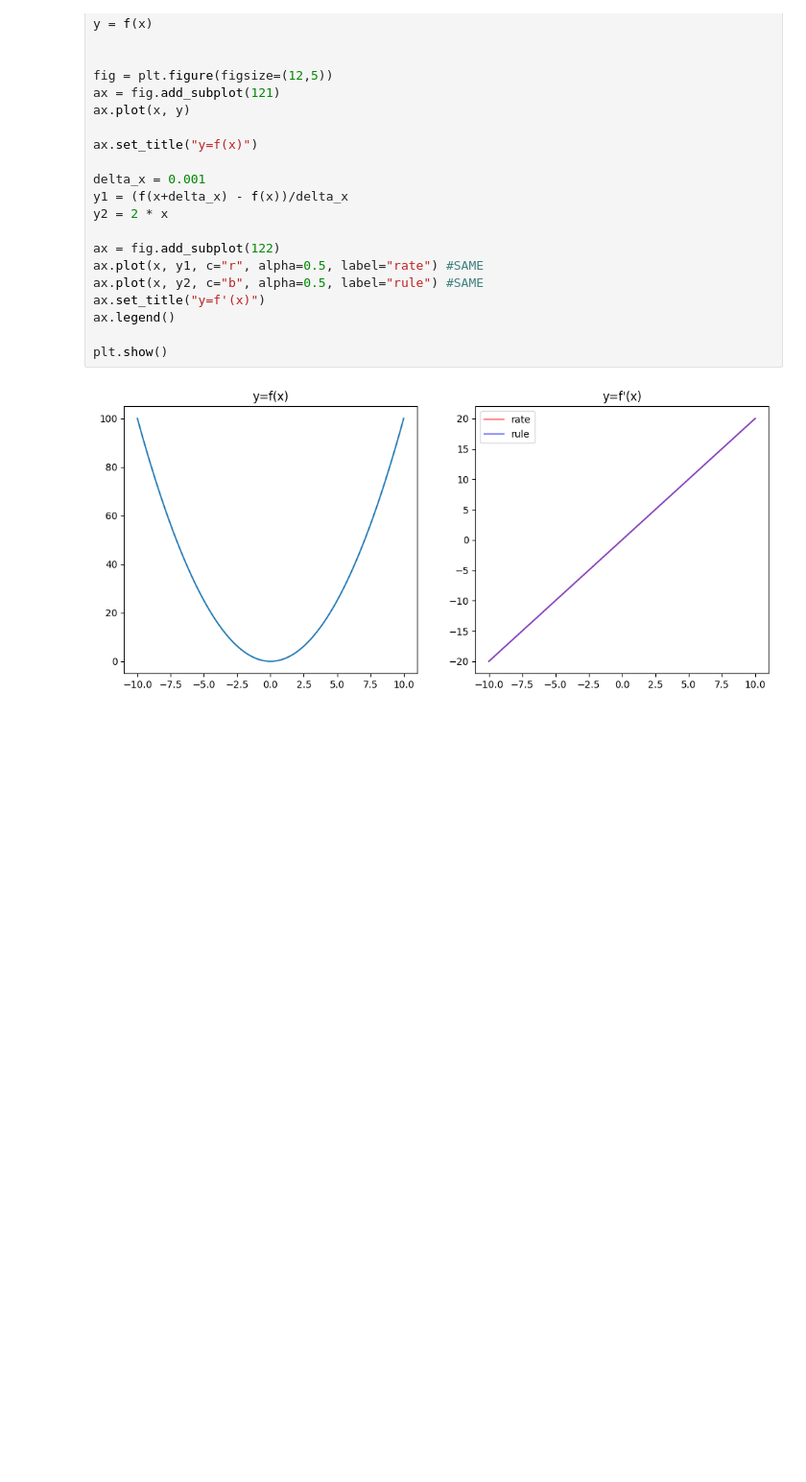
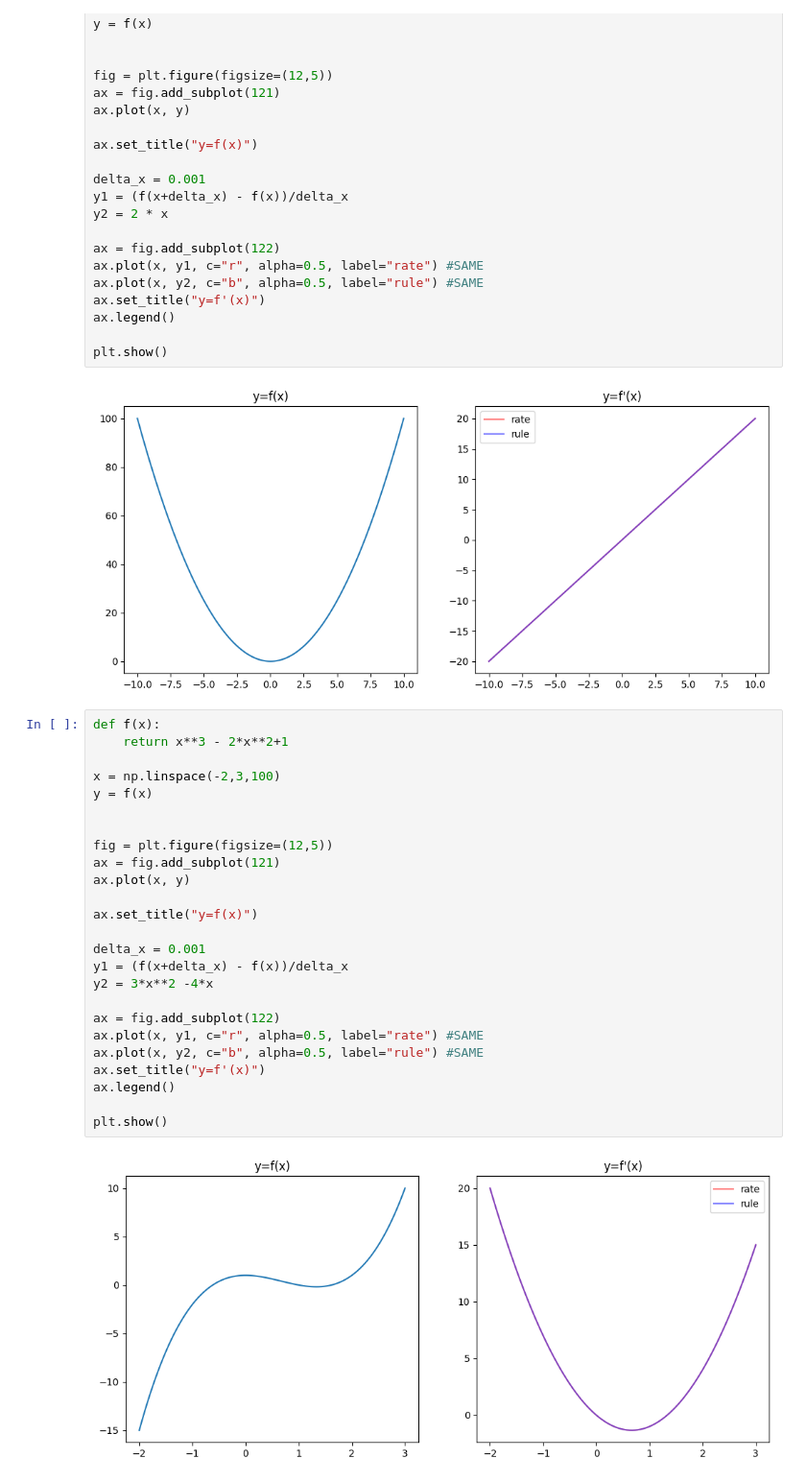
Before and after one commit to szaqal/ML, a Jupyter notebook: misc.ipynb, the cells around one changed output. Shown at 96% size. Cells and saved outputs as stored; diff of their text form; blank space fills up the shorter version.

```diff
--- a/misc.ipynb
+++ b/misc.ipynb
@@ -40,3 +40,30 @@ ax.legend()
 plt.show()
 # %% [output]
 [figure]
+# %%
+def f(x):
+    return x**3 - 2*x**2+1
+
+x = np.linspace(-2,3,100)
+y = f(x)
+
+
+fig = plt.figure(figsize=(12,5))
+ax = fig.add_subplot(121)
+ax.plot(x, y)
+
+ax.set_title("y=f(x)")
+
+delta_x = 0.001
+y1 = (f(x+delta_x) - f(x))/delta_x
+y2 = 3*x**2 -4*x
+
+ax = fig.add_subplot(122)
+ax.plot(x, y1, c="r", alpha=0.5, label="rate") #SAME
+ax.plot(x, y2, c="b", alpha=0.5, label="rule") #SAME
+ax.set_title("y=f'(x)")
+ax.legend()
+
+plt.show()
+# %% [output]
+[figure, added]
```
